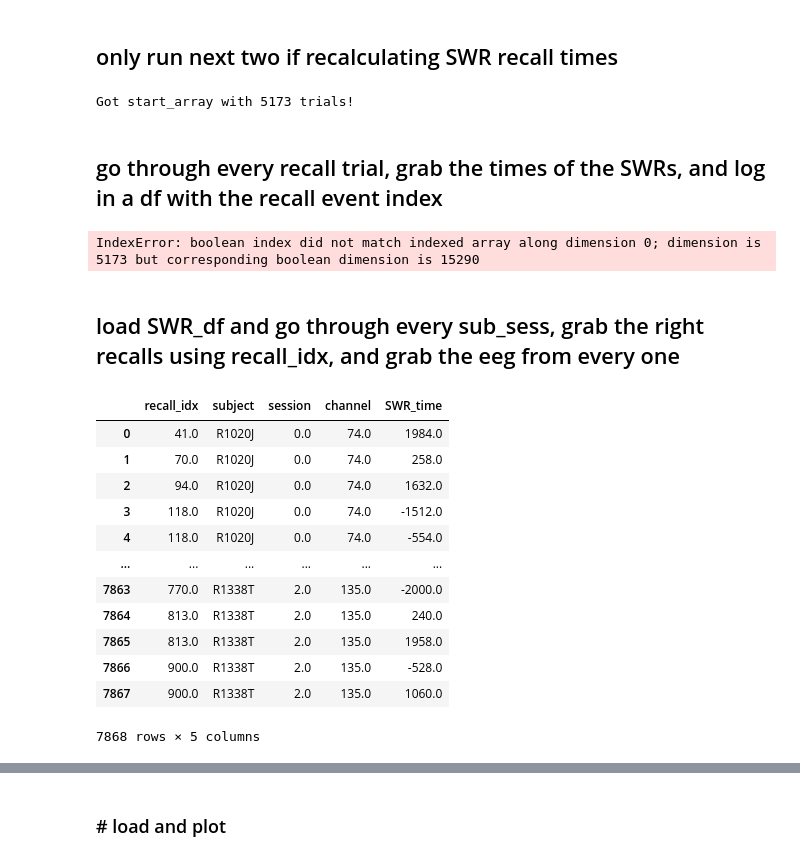
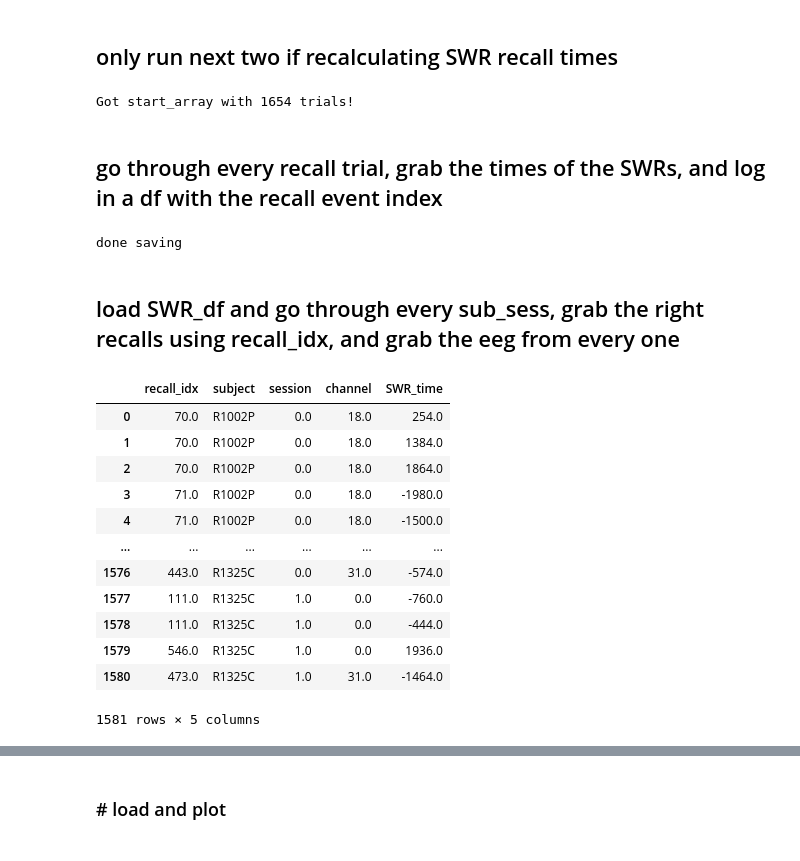
Before and after one commit to jjsakon/SWR, a Jupyter notebook: code/SWRanalysisSubfieldPower-Copy1.ipynb, the cells around one changed output, grey strips where cells are left out. Cells and saved outputs as stored; diff of their text form; code cells hidden in the pictures.

```diff
--- a/code/SWRanalysisSubfieldPower-Copy1.ipynb
+++ b/code/SWRanalysisSubfieldPower-Copy1.ipynb
@@ -569,7 +562,7 @@ selected_period = 'surrounding_recall' # surrounding_recall # whole_retrieval #
 recall_type_switch = 6
 
 recall_minimum = 2000 # used if recall_type_switch = 3
-region_name = 'HPC' #'ENT' #'HPC' #HPC_ENT #ENT #HPC # PHC
+region_name = 'PHC' #'ENT' #'HPC' #HPC_ENT #ENT #HPC # PHC
 remove_soz_ictal = False
 ###
 
@@ -714,7 +705,7 @@ array(['R1306E', 'R1137E', 'R1105E', 'R1048E', 'R1138T', 'R1122E',
 # %%
 ## DO YOU WANT TO SELECT A SUBFIELD or OUTPUT POSITION?? ##
 
-select_subfield = True   # note: if you already ran this once, have to load again from data
+select_subfield = False   # note: if you already ran this once, have to load again from data
                           # also this is only for HPC. So set to FALSE for ENT and PHC
 
 ### Use a task condition to select recalls?? ###
@@ -799,7 +790,7 @@ channel_nums_array = channel_nums_array[updated_recalls]
 
 print('Got start_array with '+str(start_array.shape[0])+' trials!')
 # %% [output]
-Got start_array with 5173 trials!
+Got start_array with 1654 trials!
 # %% [markdown]
 ## go through every recall trial, grab the times of the SWRs, and log in a df with the recall event index
 # %%
@@ -847,34 +838,34 @@ if save_values == 1:
         pickle.dump({'SWR_df':SWR_df}, f)
     print('done saving')
 # %% [output]
-IndexError: boolean index did not match indexed array along dimension 0; dimension is 5173 but corresponding boolean dimension is 15290
+done saving
 # %% [markdown]
 ## load SWR_df and go through every sub_sess, grab the right recalls using recall_idx, and grab the eeg from every one
 # %%
 # run "load bulk data" above first to get right setup variables then load from here:
-location_selected = 'dg' # 'dg'
+location_selected = '' # 'dg' 'ca1' '' for ENT or PHC
 
 path_name = '/home1/john/SWR/compiled/ripple_time_dfs/'
 fn = os.path.join(path_name,
     'SWR_df_'+exp+'_'+region_name+'_'+location_selected+'_'+str(recall_type_switch)+'_'+soz_label+'.p')
 with open(fn,'rb') as f:
     dat = pickle.load(f)
     SWR_df = dat['SWR_df']
 SWR_df
 # %% [output]
 |  | recall_idx | subject | session | channel | SWR_time |
-| 0 | 41.0 | R1020J | 0.0 | 74.0 | 1984.0 |
-| 1 | 70.0 | R1020J | 0.0 | 74.0 | 258.0 |
-| 2 | 94.0 | R1020J | 0.0 | 74.0 | 1632.0 |
-| 3 | 118.0 | R1020J | 0.0 | 74.0 | -1512.0 |
-| 4 | 118.0 | R1020J | 0.0 | 74.0 | -554.0 |
+| 0 | 70.0 | R1002P | 0.0 | 18.0 | 254.0 |
+| 1 | 70.0 | R1002P | 0.0 | 18.0 | 1384.0 |
+| 2 | 70.0 | R1002P | 0.0 | 18.0 | 1864.0 |
+| 3 | 71.0 | R1002P | 0.0 | 18.0 | -1980.0 |
+| 4 | 71.0 | R1002P | 0.0 | 18.0 | -1500.0 |
 | ... | ... | ... | ... | ... | ... |
-| 7863 | 770.0 | R1338T | 2.0 | 135.0 | -2000.0 |
-| 7864 | 813.0 | R1338T | 2.0 | 135.0 | 240.0 |
-| 7865 | 813.0 | R1338T | 2.0 | 135.0 | 1958.0 |
-| 7866 | 900.0 | R1338T | 2.0 | 135.0 | -528.0 |
-| 7867 | 900.0 | R1338T | 2.0 | 135.0 | 1060.0 |
+| 1576 | 443.0 | R1325C | 0.0 | 31.0 | -574.0 |
+| 1577 | 111.0 | R1325C | 1.0 | 0.0 | -760.0 |
+| 1578 | 111.0 | R1325C | 1.0 | 0.0 | -444.0 |
+| 1579 | 546.0 | R1325C | 1.0 | 0.0 | 1936.0 |
+| 1580 | 473.0 | R1325C | 1.0 | 31.0 | -1464.0 |
-7868 rows × 5 columns
+1581 rows × 5 columns
 # %%
 from ptsa.data.filters import MorletWaveletFilter
 
```
Also changed, not shown: parts of 4 cells of this notebook, 2 other files.
